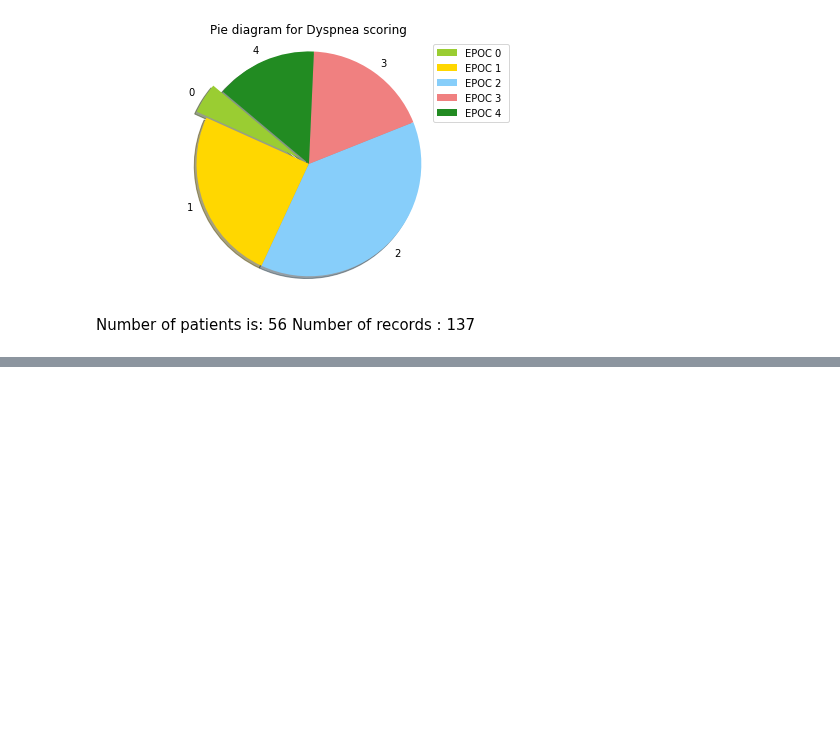
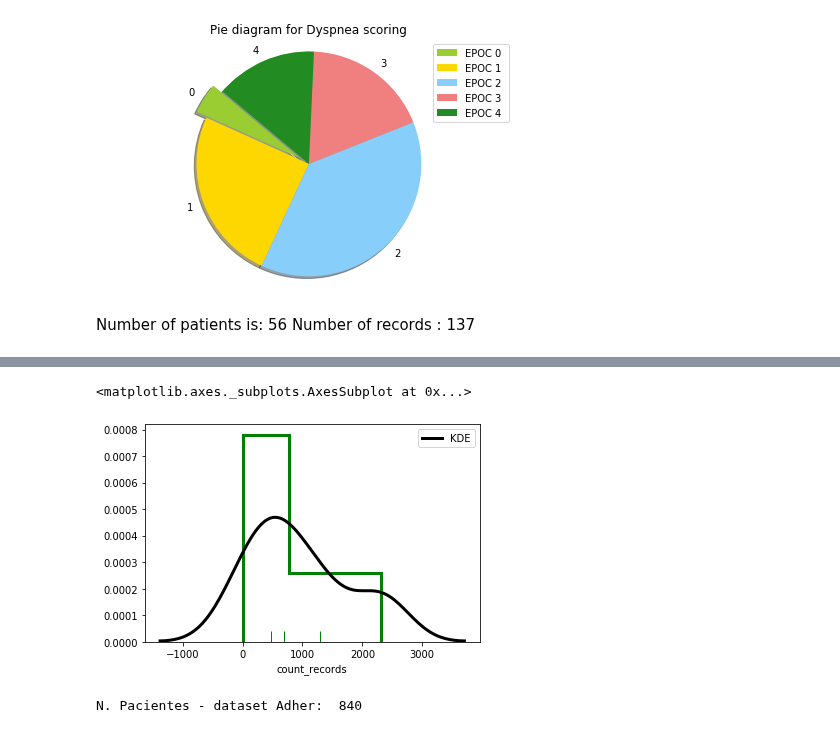
Before and after one commit to DS4A-T22/exploratory_data_analysis, a Jupyter notebook: EDA-Dysnea.ipynb, the cells around one changed output, grey strips where cells are left out. Saved outputs shown, nothing was run; the diff lists cells and outputs as text; code cells hidden in the pictures; blank space fills up the shorter version.

```diff
--- a/EDA-Dysnea.ipynb
+++ b/EDA-Dysnea.ipynb
@@ -169,0 +175,2 @@ Number of records :  137
+# %%
+adherence, adherence_change = ov.get_adherence_dataset()
@@ -169,0 +205,12 @@ Number of records :  137
+# %%
+sns.distplot(num_records_per_category['count_records'], rug=True, rug_kws={"color": "g"},
+                  kde_kws={"color": "k", "lw": 3, "label": "KDE"},
+                  hist_kws={"histtype": "step", "linewidth": 3,
+                            "alpha": 1, "color": "g"})
+# %% [output]
+<matplotlib.axes._subplots.AxesSubplot at 0x...>
+[figure, added]
+# %%
+print("N. Pacientes - dataset Adher: ", adherence.groupby('id_patient').count().shape[0])
+# %% [output]
+N. Pacientes - dataset Adher:  840
```
Also changed, not shown: parts of 8 cells of this notebook, 3 other files.
